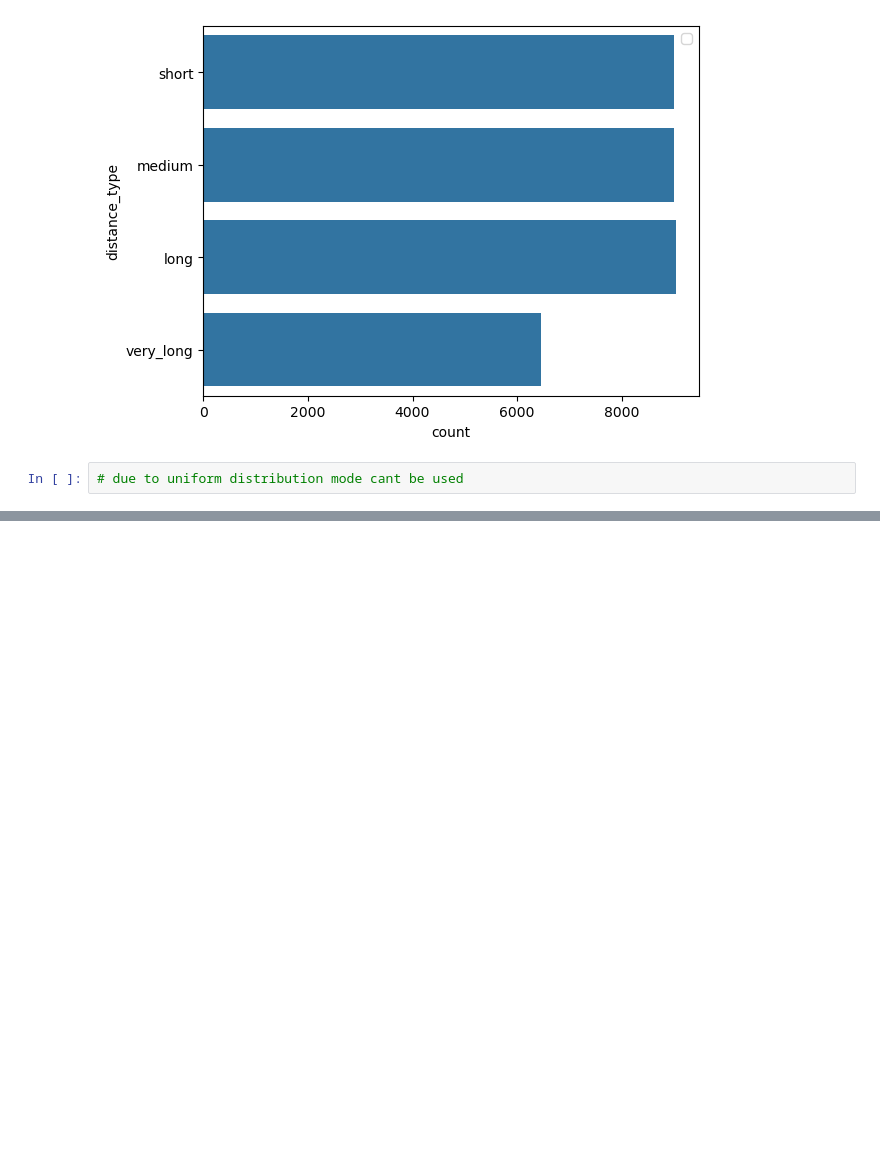
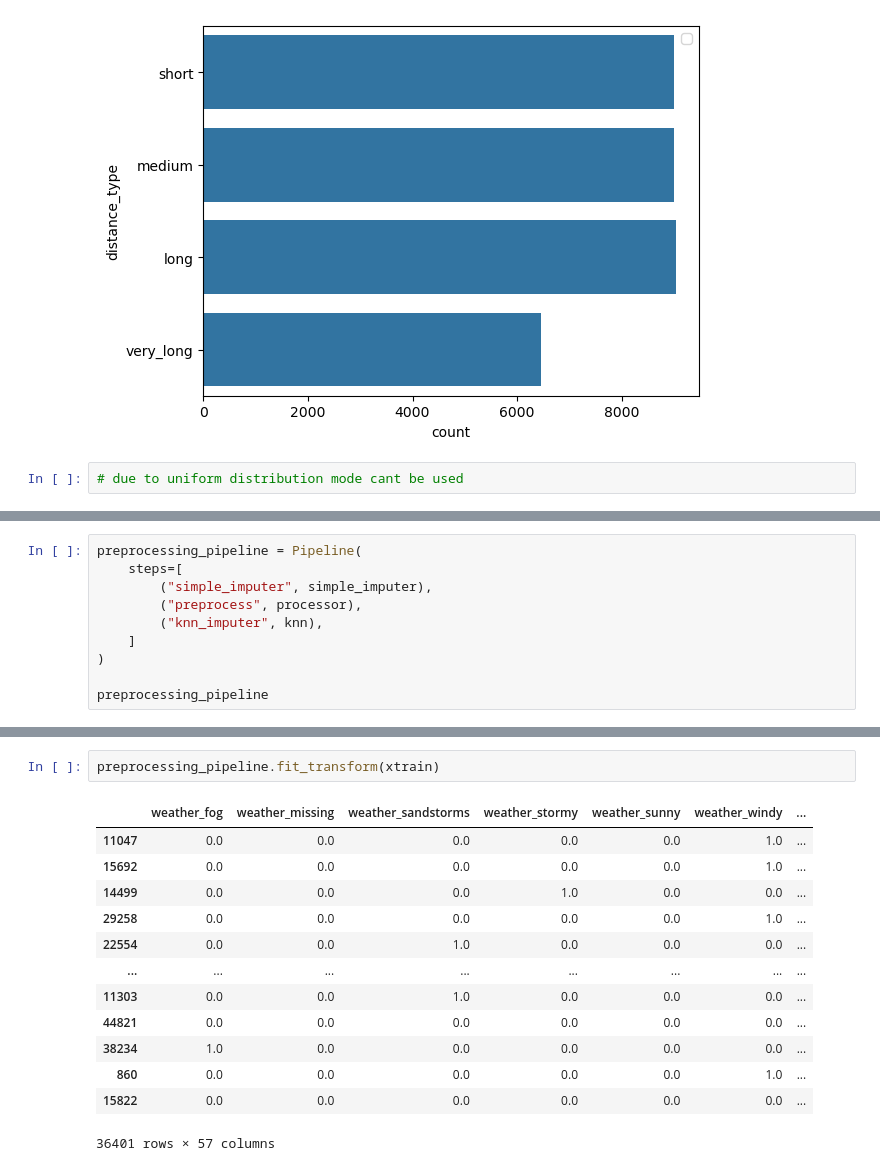
Before and after one commit to rabin20-04/delivery_time_prediction, a Jupyter notebook: notebooks/BaseLine_model.ipynb, the cells around one changed output, grey strips where cells are left out. Cells and saved outputs as stored; diff of their text form; blank space fills up the shorter version.

```diff
--- a/notebooks/BaseLine_model.ipynb
+++ b/notebooks/BaseLine_model.ipynb
@@ -835,0 +1080,10 @@ plt.legend()
+# %%
+preprocessing_pipeline = Pipeline(
+    steps=[
+        ("simple_imputer", simple_imputer),
+        ("preprocess", processor),
+        ("knn_imputer", knn),
+    ]
+)
+
+preprocessing_pipeline
@@ -835,0 +1108,16 @@ plt.legend()
+# %%
+preprocessing_pipeline.fit_transform(xtrain)
+# %% [output]
+|  | weather_fog | weather_missing | weather_sandstorms | weather_stormy | weather_sunny | weather_windy | ... |
+| 11047 | 0.0 | 0.0 | 0.0 | 0.0 | 0.0 | 1.0 | ... |
+| 15692 | 0.0 | 0.0 | 0.0 | 0.0 | 0.0 | 1.0 | ... |
+| 14499 | 0.0 | 0.0 | 0.0 | 1.0 | 0.0 | 0.0 | ... |
+| 29258 | 0.0 | 0.0 | 0.0 | 0.0 | 0.0 | 1.0 | ... |
+| 22554 | 0.0 | 0.0 | 1.0 | 0.0 | 0.0 | 0.0 | ... |
+| ... | ... | ... | ... | ... | ... | ... | ... |
+| 11303 | 0.0 | 0.0 | 1.0 | 0.0 | 0.0 | 0.0 | ... |
+| 44821 | 0.0 | 0.0 | 0.0 | 0.0 | 0.0 | 0.0 | ... |
+| 38234 | 1.0 | 0.0 | 0.0 | 0.0 | 0.0 | 0.0 | ... |
+| 860 | 0.0 | 0.0 | 0.0 | 0.0 | 0.0 | 1.0 | ... |
+| 15822 | 0.0 | 0.0 | 0.0 | 0.0 | 0.0 | 0.0 | ... |
+36401 rows × 57 columns
```
Also changed, not shown: parts of 33 cells of this notebook.
